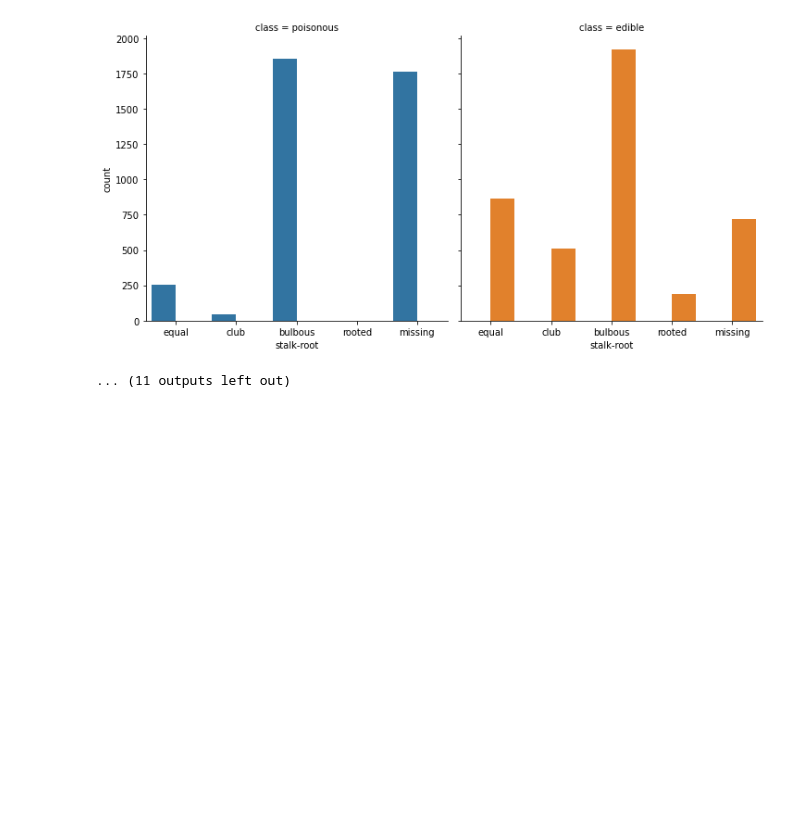
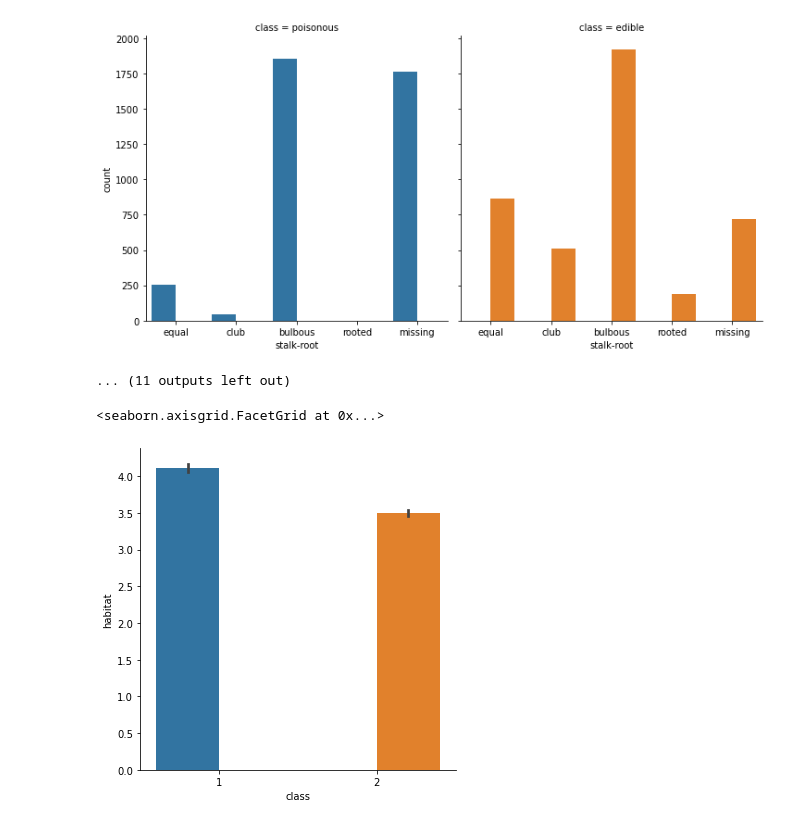
Before and after one commit to raizelistaken/Classification_project3, a Jupyter notebook: Wed.ipynb, the cells around one changed output. Drawn from its saved outputs; the diff is of its cells as text; code cells hidden in the pictures; blank space fills up the shorter version.

Commit message:
combined graphs!

```diff
--- a/Wed.ipynb
+++ b/Wed.ipynb
@@ -93,0 +121,5 @@ plt.show()
+# %%
+sns.catplot(x="class", y="habitat", hue="class", kind="bar", data=df)
+# %% [output]
+<seaborn.axisgrid.FacetGrid at 0x...>
+[figure, added]
```
Also changed, not shown: parts of 2 cells of this notebook.
